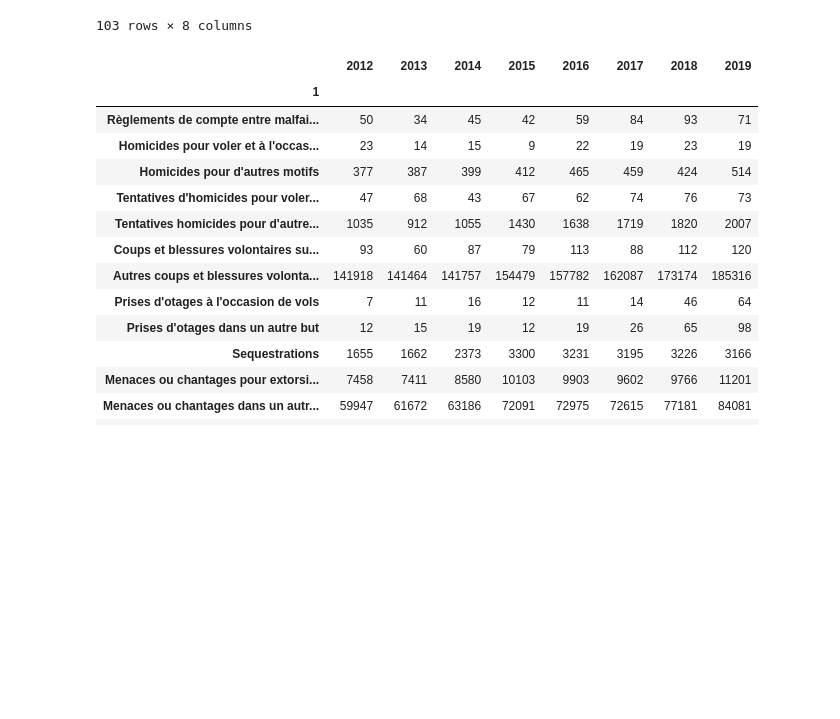
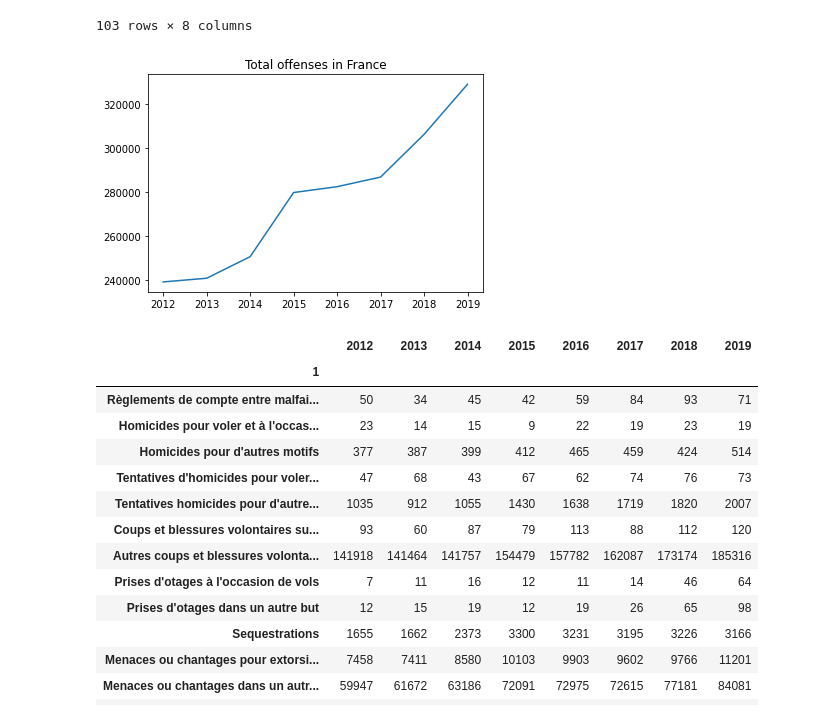
Before and after one commit to gr-bauer/portfolio, a Jupyter notebook: criminality_in_france.ipynb, the cells around one changed output. Cells and saved outputs as stored; diff of their text form; code cells hidden in the pictures; blank space fills up the shorter version.

Commit message:
Add chart criminality evolution by year.
Start mapping of departments name by code.

```diff
--- a/criminality_in_france.ipynb
+++ b/criminality_in_france.ipynb
@@ -42,7 +43,7 @@ def total_crimes(sheet_names, index='départements'):
         key = re.findall(r"\d{4}", sheet_name)[0]
 
         # calculate total crimes per year for each départements
-        df = process_df(xl, sheet_name=sheet_name, index=index)
+        df = process_df(xl, sheet_name, index=index)
         df = df.apply(lambda x: x.sum(), axis=1)
 
         if key in yearly:
@@ -69,6 +72,11 @@ total_crimes_per_dept
 | 987 | 421 | 475 | 445 | 581 | 533 | 531 | 530 | 577 |
 | 988 | 1035 | 1015 | 952 | 1161 | 1178 | 1207 | 1254 | 1406 |
 103 rows × 8 columns
+# %%
+total_offenses_france = total_crimes_per_dept.sum(axis=0)
+ax = total_offenses_france.plot(title='Total offenses in France')
+# %% [output]
+[figure, added]
 # %%
 total_crimes_per_offense = total_crimes(sheet_names, index='offenses')
 total_crimes_per_offense
```
Also changed, not shown: parts of 6 cells of this notebook.
